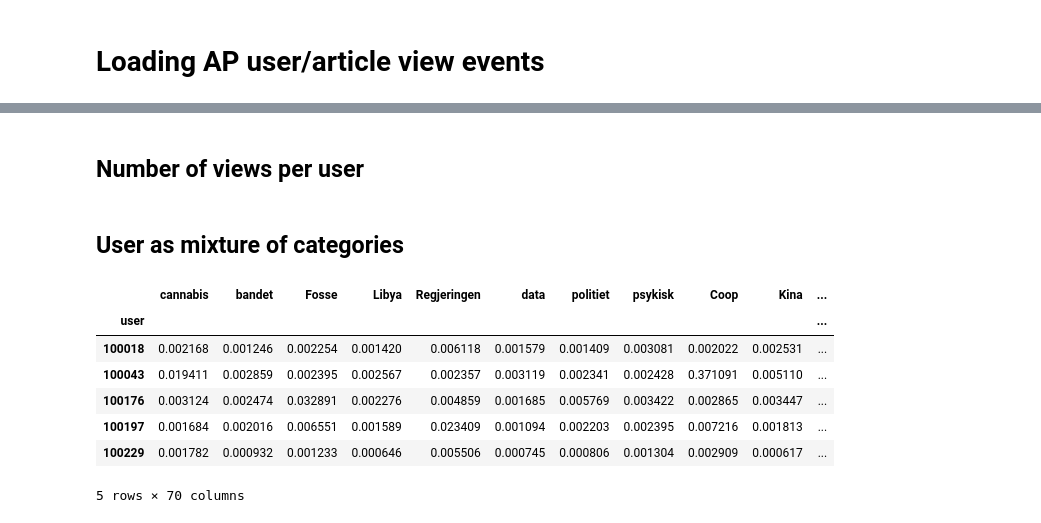
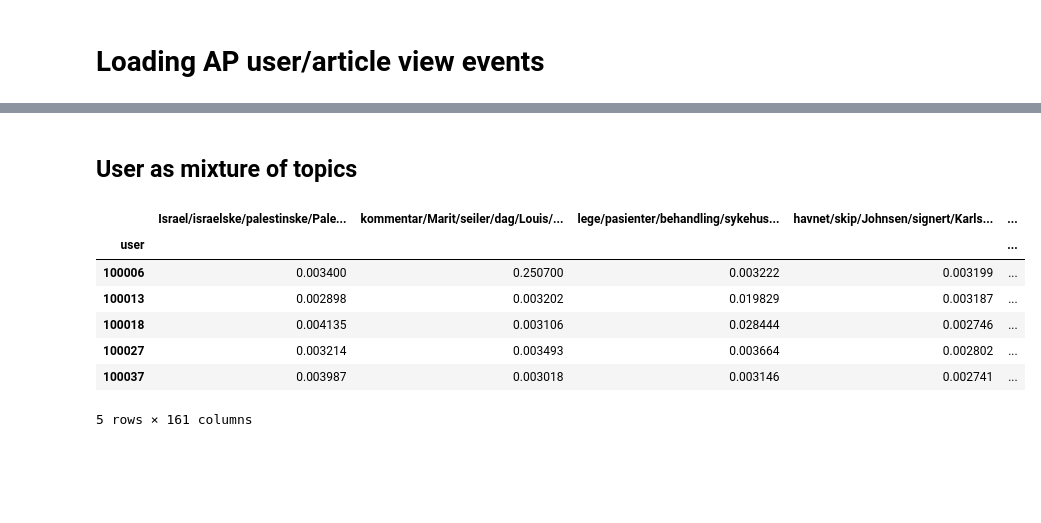
Before and after one commit to pilipolio/recs, a Jupyter notebook: notebooks/201511_UserAndTopics.ipynb, the cells around one changed output, grey strips where cells are left out. Saved outputs shown, nothing was run; the diff lists cells and outputs as text; code cells hidden in the pictures; blank space fills up the shorter version.

```diff
--- a/notebooks/201511_UserAndTopics.ipynb
+++ b/notebooks/201511_UserAndTopics.ipynb
@@ -44,8 +79,11 @@ u'Kina'
 article_path = '/Users/Gui/Data/ap_article_topics_weights.json'
 article_topics_weights = json.load(open(article_path))
 
-flatten_article_weights = chain(*[[(article_id, topic_id, weight) for topic_id, weight in enumerate(features)] for article_id, features in article_topics_weights.items()])
+flatten_article_weights = chain.from_iterable([[(int(article_id), topic_id, weight) for topic_id, weight in enumerate(features)] for article_id, features in article_topics_weights.items()])
 
 article_weights = pd.DataFrame.from_records(flatten_article_weights, columns=['article_id', 'topic', 'weight'])
+
+print(article_weights.dtypes)
+print(article_weights.shape)
 article_weights.head()
 # %% [output]
@@ -58,5 +101,9 @@ article_weights.head()
 # %%
 article_topic_weights = article_weights.pivot(index='article_id', columns='topic', values='weight')
+article_topic_weights = article_topic_weights.ix[:, ~too_similar_topics]
+
 article_topic_weights.columns = top_word_topics['word']
+print(article_topic_weights.shape)
+
 article_topic_weights.head()
 # %% [output]
@@ -72,12 +144,14 @@ article_topic_weights.head()
 # Loading AP user/article view events
 # %%
 events_file = "~/Data/collapsed_events_30_days.csv"
-user_events = pd.read_csv(events_file, header=None, names=['ts', 'type', 'user', 'item'], parse_dates=['ts'])
+all_user_events = pd.read_csv(events_file, header=None, names=['ts', 'type', 'user', 'item'], parse_dates=['ts'])
+all_user_events = all_user_events[all_user_events.item != "frontpage"]
+all_user_events.item = all_user_events.item.astype('int64')
 
 print("{} views from {} x {} user/articles from {} to {}".format(
-        user_events.shape[0],
-        user_events.user.unique().shape,
-        user_events.item.unique().shape,
-        user_events.ts.min(),
-        user_events.ts.max()))
+        all_user_events.shape[0],
+        all_user_events.user.unique().shape,
+        all_user_events.item.unique().shape,
+        all_user_events.ts.min(),
+        all_user_events.ts.max()))
 # %% [output]
@@ -85,6 +159,6 @@ print("{} views from {} x {} user/articles from {} to {}".format(
 # %%
-events_with_article_content = user_events.item.isin(article_topic_weights.index)
-user_events = user_events.ix[events_with_article_content.values,:]
+events_with_article_content = all_user_events.item.isin(article_topic_weights.index)
+user_events = all_user_events.ix[events_with_article_content.values, :]
 
 print("{} events with content from {} x {} user/articles".format(
         user_events.shape[0],
@@ -153,20 +234,18 @@ pd.DataFrame(user_events_with_topics.iloc[:, 5:].sum(), columns=['views']).sort_
-# %% [markdown]
-## Number of views per user
 # %% [markdown]
-## User as mixture of categories
+## User as mixture of topics
 # %%
-user_topics_sums = user_events_with_topics.groupby('user').sum().iloc[:,5:]
-
+user_topics_sums = user_events_with_topics.groupby('user').sum().iloc[:, 5:]
+user_article_counts = user_events_with_topics.groupby('user').size()
 user_topics_probs = user_topics_sums.div(user_topics_sums.sum(axis=1), axis=0)
 
 user_topics_probs.head()
 # %% [output]
-|  | cannabis | bandet | Fosse | Libya | Regjeringen | data | politiet | psykisk | Coop | Kina | ... |
-| user |  |  |  |  |  |  |  |  |  |  | ... |
-| 100018 | 0.002168 | 0.001246 | 0.002254 | 0.001420 | 0.006118 | 0.001579 | 0.001409 | 0.003081 | 0.002022 | 0.002531 | ... |
-| 100043 | 0.019411 | 0.002859 | 0.002395 | 0.002567 | 0.002357 | 0.003119 | 0.002341 | 0.002428 | 0.371091 | 0.005110 | ... |
-| 100176 | 0.003124 | 0.002474 | 0.032891 | 0.002276 | 0.004859 | 0.001685 | 0.005769 | 0.003422 | 0.002865 | 0.003447 | ... |
-| 100197 | 0.001684 | 0.002016 | 0.006551 | 0.001589 | 0.023409 | 0.001094 | 0.002203 | 0.002395 | 0.007216 | 0.001813 | ... |
-| 100229 | 0.001782 | 0.000932 | 0.001233 | 0.000646 | 0.005506 | 0.000745 | 0.000806 | 0.001304 | 0.002909 | 0.000617 | ... |
+|  | Israel/israelske/palestinske/Pale... | kommentar/Marit/seiler/dag/Louis/... | lege/pasienter/behandling/sykehus... | havnet/skip/Johnsen/signert/Karls... | ... |
+| user |  |  |  |  | ... |
+| 100006 | 0.003400 | 0.250700 | 0.003222 | 0.003199 | ... |
+| 100013 | 0.002898 | 0.003202 | 0.019829 | 0.003187 | ... |
+| 100018 | 0.004135 | 0.003106 | 0.028444 | 0.002746 | ... |
+| 100027 | 0.003214 | 0.003493 | 0.003664 | 0.002802 | ... |
+| 100037 | 0.003987 | 0.003018 | 0.003146 | 0.002741 | ... |
-5 rows × 70 columns
+5 rows × 161 columns
 # %% [markdown]
```
Also changed, not shown: parts of 26 cells of this notebook, 16 other files.
